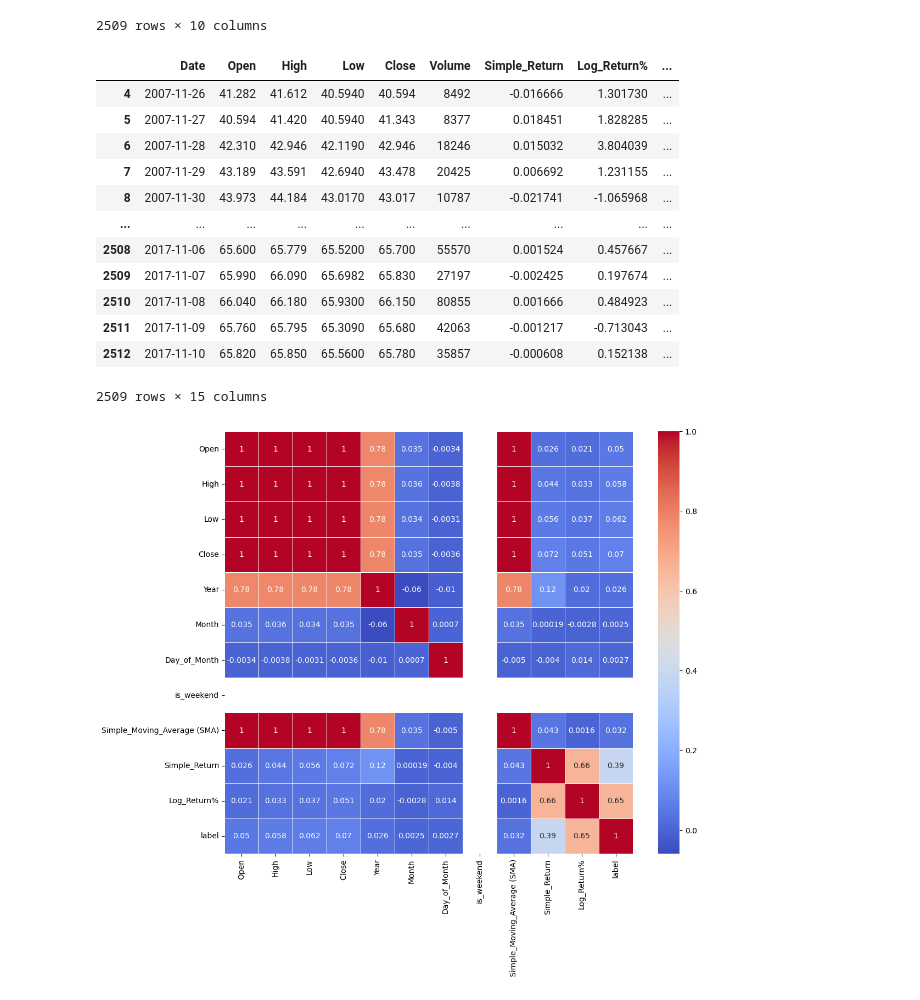
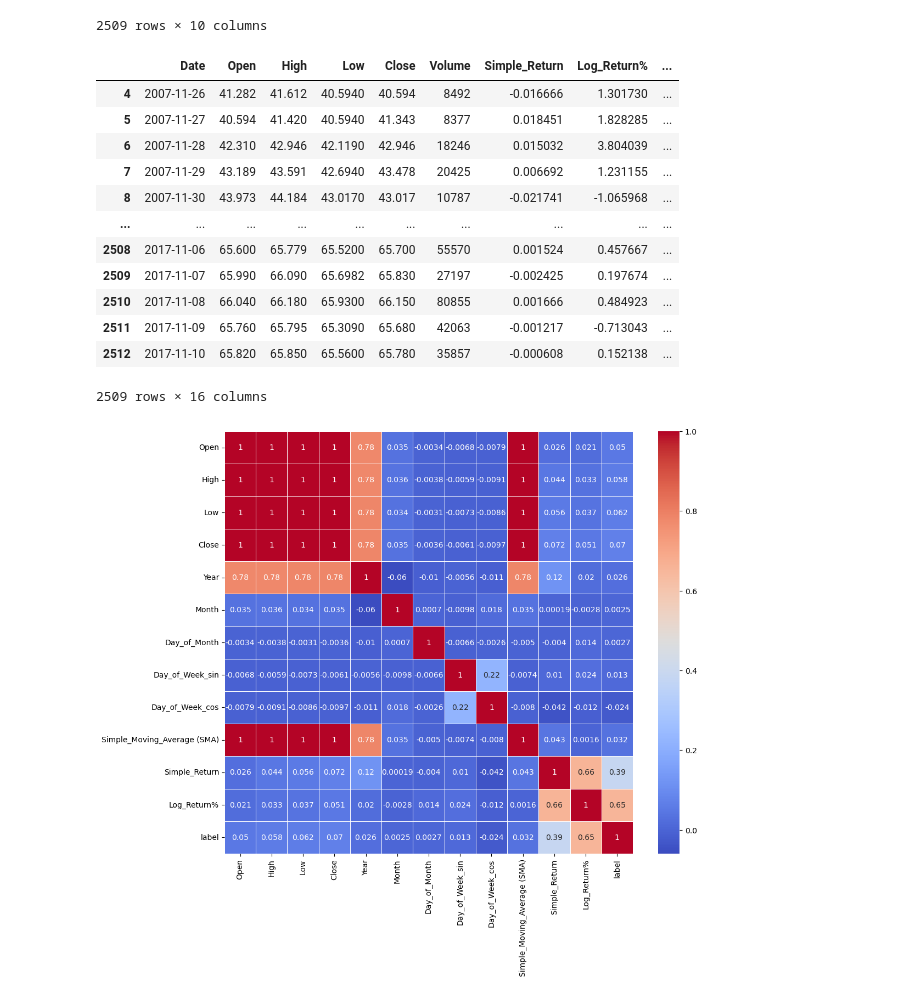
Before and after one commit to SichenLiu111/CS334FinalProjectCode, a Jupyter notebook: preprocess_data.ipynb, the cells around one changed output. Drawn from its saved outputs; the diff is of its cells as text; code cells hidden in the pictures.

```diff
--- a/preprocess_data.ipynb
+++ b/preprocess_data.ipynb
@@ -65,11 +65,11 @@ df['Day_of_Month'] = df['Date'].dt.day
 df['Day_of_Week'] = df['Date'].dt.weekday
 
 # calculate cosine and sine values of Day_of_Week to preserve the relation between days
-# df['Day_of_Week_sin'] = np.sin(df['Day_of_Week'] * (2 * np.pi / 7))
-# df['Day_of_Week_cos'] = np.cos(df['Day_of_Week'] * (2 * np.pi / 7))
+df['Day_of_Week_sin'] = np.sin(df['Day_of_Week'] * (2 * np.pi / 7))
+df['Day_of_Week_cos'] = np.cos(df['Day_of_Week'] * (2 * np.pi / 7))
 
 # convert the day of week in to weekdays and weekend feature
-df["is_weekend"] = df["Day_of_Week"].apply(is_weekend)
+# df["is_weekend"] = df["Day_of_Week"].apply(is_weekend)
 
 # convert the year column to elapsed time from the first year (or use it to group data?)
 df["Year"] = df["Year"] - 2007
@@ -88,7 +88,7 @@ df
 | 2510 | 2017-11-08 | 66.040 | 66.180 | 65.9300 | 66.150 | 80855 | 0.001666 | 0.484923 | ... |
 | 2511 | 2017-11-09 | 65.760 | 65.795 | 65.3090 | 65.680 | 42063 | -0.001217 | -0.713043 | ... |
 | 2512 | 2017-11-10 | 65.820 | 65.850 | 65.5600 | 65.780 | 35857 | -0.000608 | 0.152138 | ... |
-2509 rows × 15 columns
+2509 rows × 16 columns
 # %%
 def is_weekend(day):
     return 1 if day in [5, 6] else 0
@@ -104,13 +104,13 @@ def is_weekend(day):
 df = df[df["Volume"] < 150000]
 # %%
 # select features
-df = df[["Open", "High", "Low", "Close", "Year", "Month", "Day_of_Month", "is_weekend" , "Simple_Moving_Average (SMA)", "Simple_Return", "Log_Return%", "label"]]
+df = df[["Open", "High", "Low", "Close", "Year", "Month", "Day_of_Month", "Day_of_Week_sin", "Day_of_Week_cos", "Simple_Moving_Average (SMA)", "Simple_Return", "Log_Return%", "label"]]
 corr_maxtrix = df.corr()
 plt.figure(figsize=(12, 10))
 sns.heatmap(corr_maxtrix, annot=True, cmap="coolwarm", linewidths=0.5)
 plt.show()
 # %% [output]
-[figure, old version]
+[figure, new version]
 # %%
 # Split Dataset randomly, 70% for training, and 30% for testing
 X = df.drop('label', axis = 1)
```
